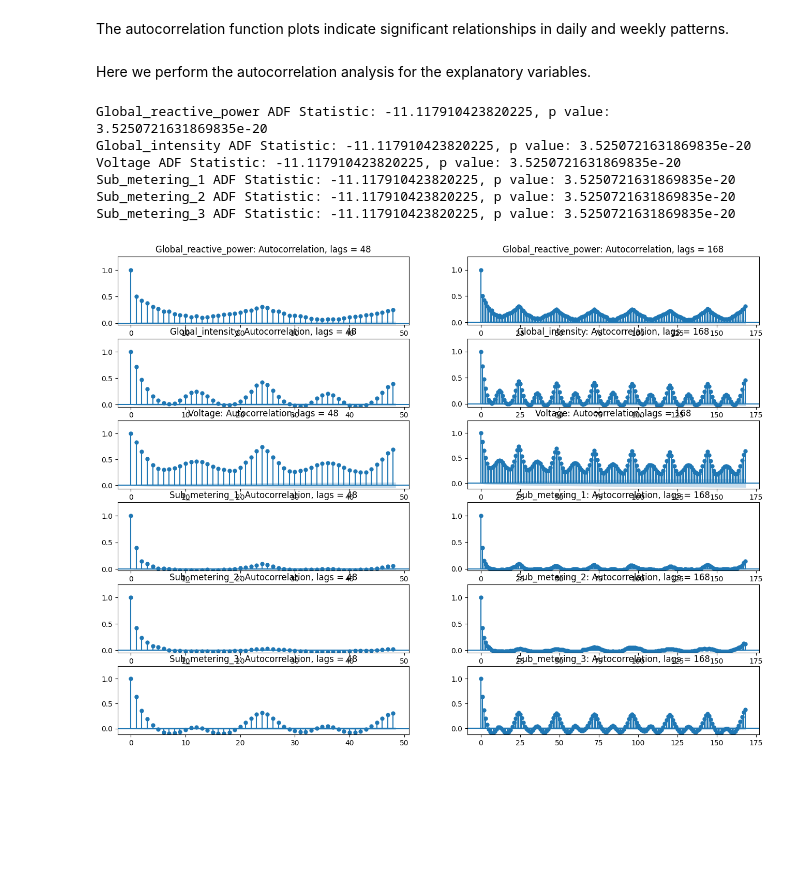
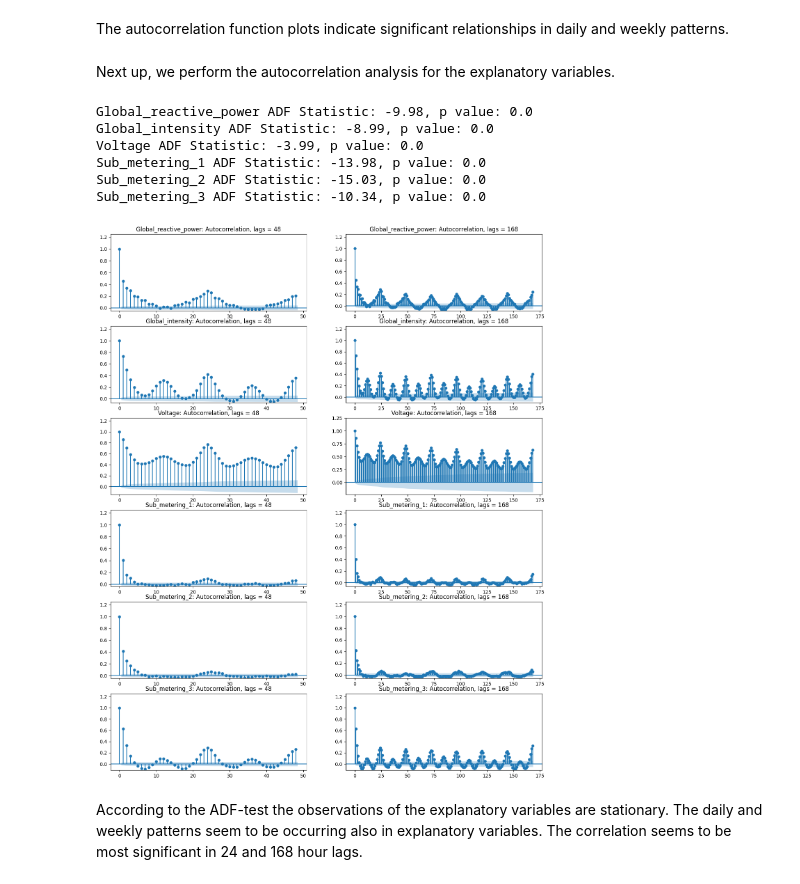
Before and after one commit to veetirajaniemi/adaml-ml-project, a Jupyter notebook: autocorrelation_analysis.ipynb, the cells around one changed output. Saved outputs shown, nothing was run; the diff lists cells and outputs as text; code cells hidden in the pictures; blank space fills up the shorter version.

```diff
--- a/autocorrelation_analysis.ipynb
+++ b/autocorrelation_analysis.ipynb
@@ -61,29 +61,31 @@ p value: 3.5250721631869835e-20
 # %% [markdown]
 The autocorrelation function plots indicate significant relationships in daily and weekly patterns.
 # %% [markdown]
-Here we perform the autocorrelation analysis for the explanatory variables.
+Next up, we perform the autocorrelation analysis for the explanatory variables.
 # %%
-fig, axes = plt.subplots(nrows=6,ncols=2,figsize=(20,12))
+fig, axes = plt.subplots(nrows=6,ncols=2,figsize=(16,20))
 axes = axes.flatten()
 #Columns
 cols = df_hourly.columns[2:]
 
 i = 0
 for col in cols:
     values = df_hourly[col].to_numpy()
     #Stationarity test
-    ADF_result = adfuller(values[:1000*24])
+    ADF_result = adfuller(values[:300*24])
     print(f"{col} ADF Statistic: {np.round(ADF_result[0],2)}, p value: {np.round(ADF_result[1],2)}")
     #Autocorrelation function
-    plot_acf(values[:1000*24],lags = 48,ax=axes[i], auto_ylims=True, title=f"{col}: Autocorrelation, lags = 48")
+    plot_acf(values[:300*24],lags = 48,ax=axes[i], auto_ylims=True, title=f"{col}: Autocorrelation, lags = 48")
     i += 1
-    plot_acf(values[:1000*24],lags = 168,ax=axes[i], auto_ylims=True, title=f"{col}: Autocorrelation, lags = 168")
+    plot_acf(values[:300*24],lags = 168,ax=axes[i], auto_ylims=True, title=f"{col}: Autocorrelation, lags = 168")
     i += 1
 # %% [output]
-Global_reactive_power ADF Statistic: -11.117910423820225, p value: 3.5250721631869835e-20
-Global_intensity ADF Statistic: -11.117910423820225, p value: 3.5250721631869835e-20
-Voltage ADF Statistic: -11.117910423820225, p value: 3.5250721631869835e-20
-Sub_metering_1 ADF Statistic: -11.117910423820225, p value: 3.5250721631869835e-20
-Sub_metering_2 ADF Statistic: -11.117910423820225, p value: 3.5250721631869835e-20
-Sub_metering_3 ADF Statistic: -11.117910423820225, p value: 3.5250721631869835e-20
+Global_reactive_power ADF Statistic: -9.98, p value: 0.0
+Global_intensity ADF Statistic: -8.99, p value: 0.0
+Voltage ADF Statistic: -3.99, p value: 0.0
+Sub_metering_1 ADF Statistic: -13.98, p value: 0.0
+Sub_metering_2 ADF Statistic: -15.03, p value: 0.0
+Sub_metering_3 ADF Statistic: -10.34, p value: 0.0
-[figure, old version]
+[figure, new version]
+# %% [markdown]
+According to the ADF-test the observations of the explanatory variables are stationary. The daily and weekly patterns seem to be occurring also in explanatory variables. The correlation seems to be most significant in 24 and 168 hour lags.
```
Also changed, not shown: parts of 2 cells of this notebook.
